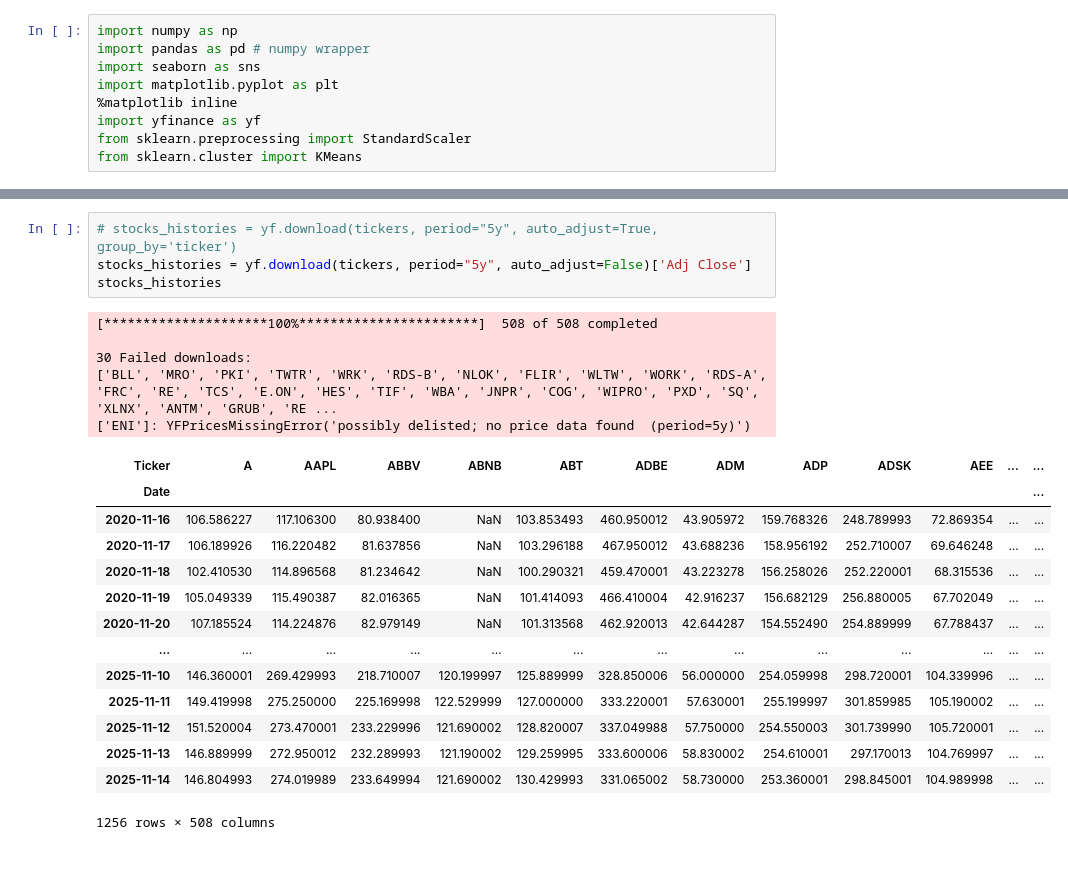
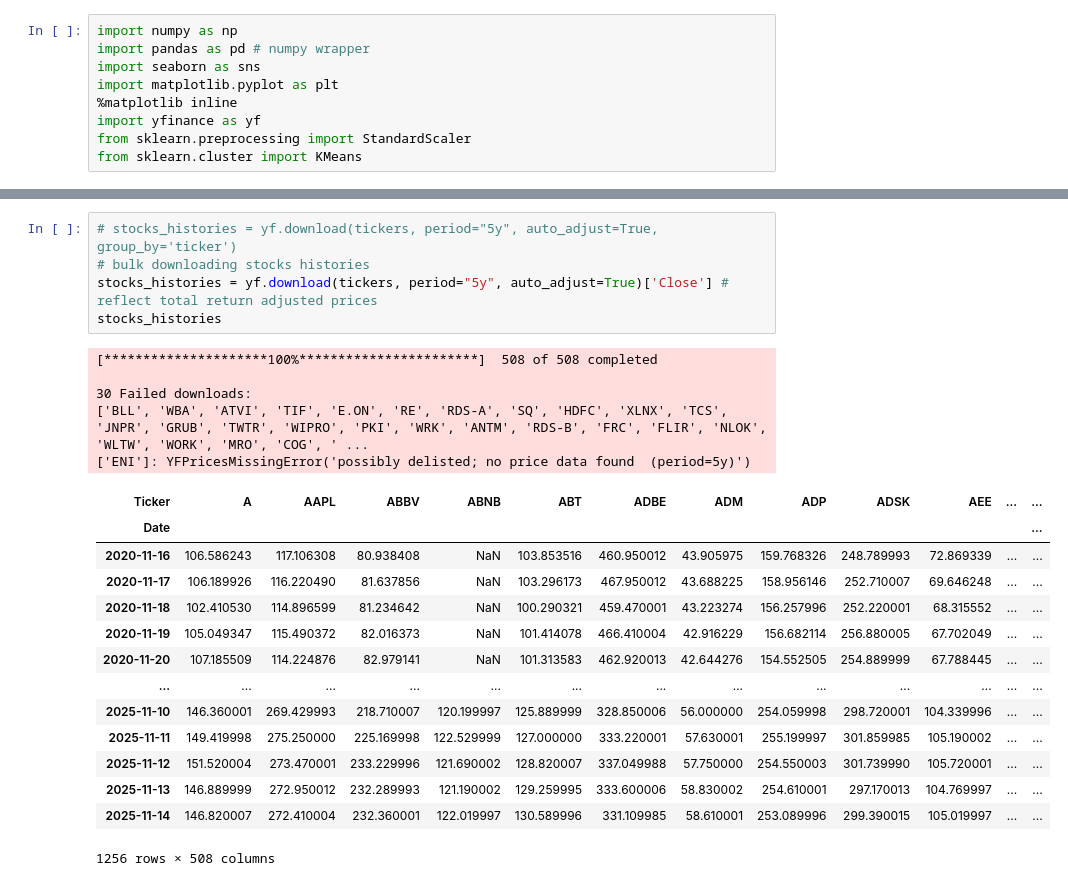
Before and after one commit to JenniferOji/StockWise, a Jupyter notebook: ml/diversification.ipynb, the cells around one changed output, grey strips where cells are left out. Drawn from its saved outputs; the diff is of its cells as text.

```diff
--- a/ml/diversification.ipynb
+++ b/ml/diversification.ipynb
@@ -41,26 +41,27 @@ tickers = ["AAPL","MSFT","AMZN","GOOGL","GOOG","META","NVDA","TSLA","BRK-B","JPM
 "LYFT","GRUB","PYPL","ETSY","NTDOY","MELI","SEA","ASML","SAP","HDB","HDFC","INFY","TCS","WIPRO","RELIANCE","BP","RDS-A","RDS-B","TOT","ENI","E.ON","RIO","BHP","VALE","TEVA","SAN","SIEGY","SONY","SMCI","ASAN","FVRR","DASH","COIN","MSTR","RIVN","LCID","QS","WKHS","NOK","ERIC","BB","GPRO","DELL","WDAY","MTCH","PINS"]
 # %%
 # stocks_histories = yf.download(tickers, period="5y", auto_adjust=True, group_by='ticker')
-stocks_histories = yf.download(tickers, period="5y", auto_adjust=False)['Adj Close']
+# bulk downloading stocks histories
+stocks_histories = yf.download(tickers, period="5y", auto_adjust=True)['Close'] # reflect total return adjusted prices
 stocks_histories
 # %% [output]
 [*********************100%***********************]  508 of 508 completed
 
 30 Failed downloads:
-['BLL', 'MRO', 'PKI', 'TWTR', 'WRK', 'RDS-B', 'NLOK', 'FLIR', 'WLTW', 'WORK', 'RDS-A', 'FRC', 'RE', 'TCS', 'E.ON', 'HES', 'TIF', 'WBA', 'JNPR', 'COG', 'WIPRO', 'PXD', 'SQ', 'XLNX', 'ANTM', 'GRUB', 'RE ...
+['BLL', 'WBA', 'ATVI', 'TIF', 'E.ON', 'RE', 'RDS-A', 'SQ', 'HDFC', 'XLNX', 'TCS', 'JNPR', 'GRUB', 'TWTR', 'WIPRO', 'PKI', 'WRK', 'ANTM', 'RDS-B', 'FRC', 'FLIR', 'NLOK', 'WLTW', 'WORK', 'MRO', 'COG', ' ...
 ['ENI']: YFPricesMissingError('possibly delisted; no price data found  (period=5y)')
 | Ticker | A | AAPL | ABBV | ABNB | ABT | ADBE | ADM | ADP | ADSK | AEE | ... | ... |
 | Date |  |  |  |  |  |  |  |  |  |  |  | ... |
-| 2020-11-16 | 106.586227 | 117.106300 | 80.938400 | NaN | 103.853493 | 460.950012 | 43.905972 | 159.768326 | 248.789993 | 72.869354 | ... | ... |
-| 2020-11-17 | 106.189926 | 116.220482 | 81.637856 | NaN | 103.296188 | 467.950012 | 43.688236 | 158.956192 | 252.710007 | 69.646248 | ... | ... |
-| 2020-11-18 | 102.410530 | 114.896568 | 81.234642 | NaN | 100.290321 | 459.470001 | 43.223278 | 156.258026 | 252.220001 | 68.315536 | ... | ... |
-| 2020-11-19 | 105.049339 | 115.490387 | 82.016365 | NaN | 101.414093 | 466.410004 | 42.916237 | 156.682129 | 256.880005 | 67.702049 | ... | ... |
-| 2020-11-20 | 107.185524 | 114.224876 | 82.979149 | NaN | 101.313568 | 462.920013 | 42.644287 | 154.552490 | 254.889999 | 67.788437 | ... | ... |
+| 2020-11-16 | 106.586243 | 117.106308 | 80.938408 | NaN | 103.853516 | 460.950012 | 43.905975 | 159.768326 | 248.789993 | 72.869339 | ... | ... |
+| 2020-11-17 | 106.189926 | 116.220490 | 81.637856 | NaN | 103.296173 | 467.950012 | 43.688225 | 158.956146 | 252.710007 | 69.646248 | ... | ... |
+| 2020-11-18 | 102.410530 | 114.896599 | 81.234642 | NaN | 100.290321 | 459.470001 | 43.223274 | 156.257996 | 252.220001 | 68.315552 | ... | ... |
+| 2020-11-19 | 105.049347 | 115.490372 | 82.016373 | NaN | 101.414078 | 466.410004 | 42.916229 | 156.682114 | 256.880005 | 67.702049 | ... | ... |
+| 2020-11-20 | 107.185509 | 114.224876 | 82.979141 | NaN | 101.313583 | 462.920013 | 42.644276 | 154.552505 | 254.889999 | 67.788445 | ... | ... |
 | ... | ... | ... | ... | ... | ... | ... | ... | ... | ... | ... | ... | ... |
 | 2025-11-10 | 146.360001 | 269.429993 | 218.710007 | 120.199997 | 125.889999 | 328.850006 | 56.000000 | 254.059998 | 298.720001 | 104.339996 | ... | ... |
 | 2025-11-11 | 149.419998 | 275.250000 | 225.169998 | 122.529999 | 127.000000 | 333.220001 | 57.630001 | 255.199997 | 301.859985 | 105.190002 | ... | ... |
 | 2025-11-12 | 151.520004 | 273.470001 | 233.229996 | 121.690002 | 128.820007 | 337.049988 | 57.750000 | 254.550003 | 301.739990 | 105.720001 | ... | ... |
 | 2025-11-13 | 146.889999 | 272.950012 | 232.289993 | 121.190002 | 129.259995 | 333.600006 | 58.830002 | 254.610001 | 297.170013 | 104.769997 | ... | ... |
-| 2025-11-14 | 146.804993 | 274.019989 | 233.649994 | 121.690002 | 130.429993 | 331.065002 | 58.730000 | 253.360001 | 298.845001 | 104.989998 | ... | ... |
+| 2025-11-14 | 146.820007 | 272.410004 | 232.360001 | 122.019997 | 130.589996 | 331.109985 | 58.610001 | 253.089996 | 299.390015 | 105.019997 | ... | ... |
 1256 rows × 508 columns
 # %%
```
Also changed, not shown: parts of 10 cells of this notebook, 1 other file.
